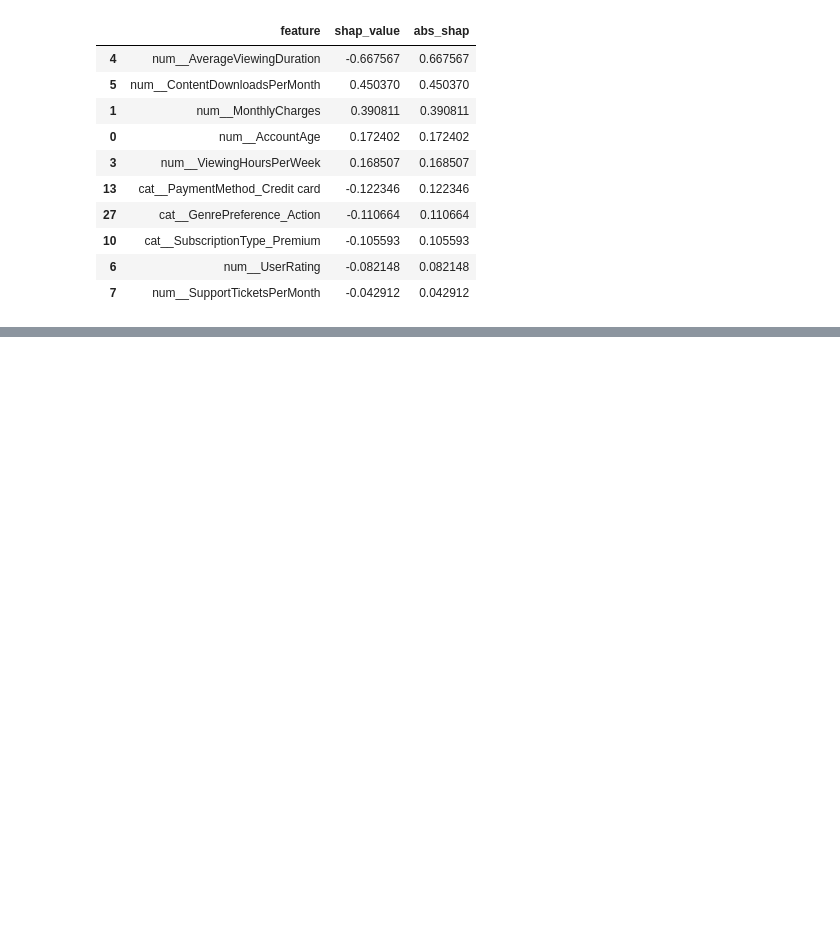
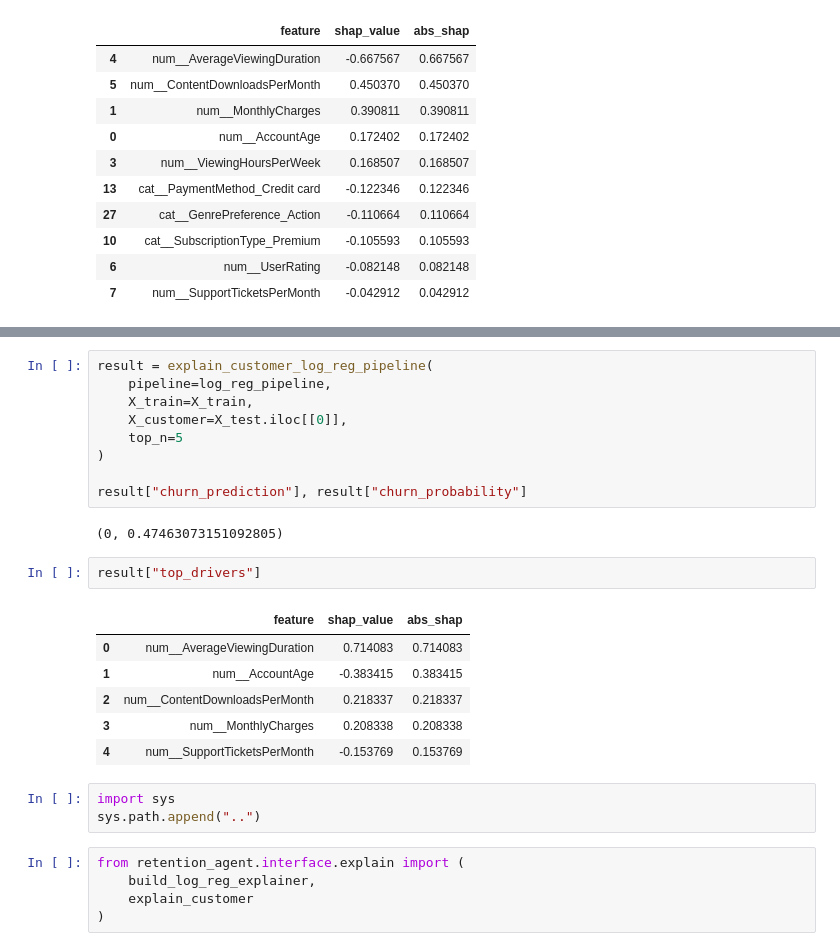
Before and after one commit to Soodabeh/retention-agent, a Jupyter notebook: notebooks/soodabeh-notebook.ipynb, the cells around one changed output, grey strips where cells are left out. Cells and saved outputs as stored; diff of their text form; blank space fills up the shorter version.

Commit message:
Update SHAP notebook

```diff
--- a/notebooks/soodabeh-notebook.ipynb
+++ b/notebooks/soodabeh-notebook.ipynb
@@ -936,0 +977,28 @@ shap_df.sort_values(
+# %%
+result = explain_customer_log_reg_pipeline(
+    pipeline=log_reg_pipeline,
+    X_train=X_train,
+    X_customer=X_test.iloc[[0]],
+    top_n=5
+)
+
+result["churn_prediction"], result["churn_probability"]
+# %% [output]
+(0, 0.47463073151092805)
+# %%
+result["top_drivers"]
+# %% [output]
+|  | feature | shap_value | abs_shap |
+| 0 | num__AverageViewingDuration | 0.714083 | 0.714083 |
+| 1 | num__AccountAge | -0.383415 | 0.383415 |
+| 2 | num__ContentDownloadsPerMonth | 0.218337 | 0.218337 |
+| 3 | num__MonthlyCharges | 0.208338 | 0.208338 |
+| 4 | num__SupportTicketsPerMonth | -0.153769 | 0.153769 |
+# %%
+import sys
+sys.path.append("..")
+# %%
+from retention_agent.interface.explain import (
+    build_log_reg_explainer,
+    explain_customer
+)
```
Also changed, not shown: parts of 2 cells of this notebook.
